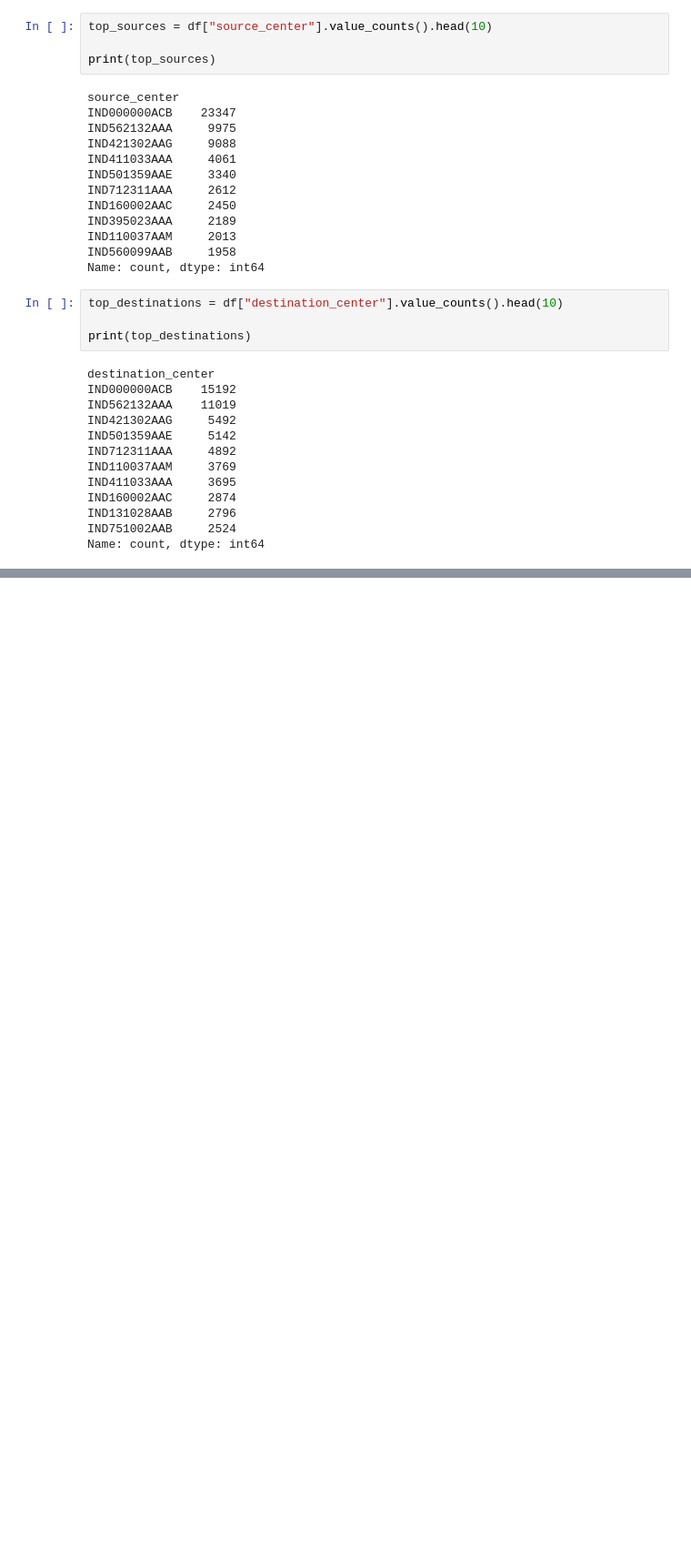
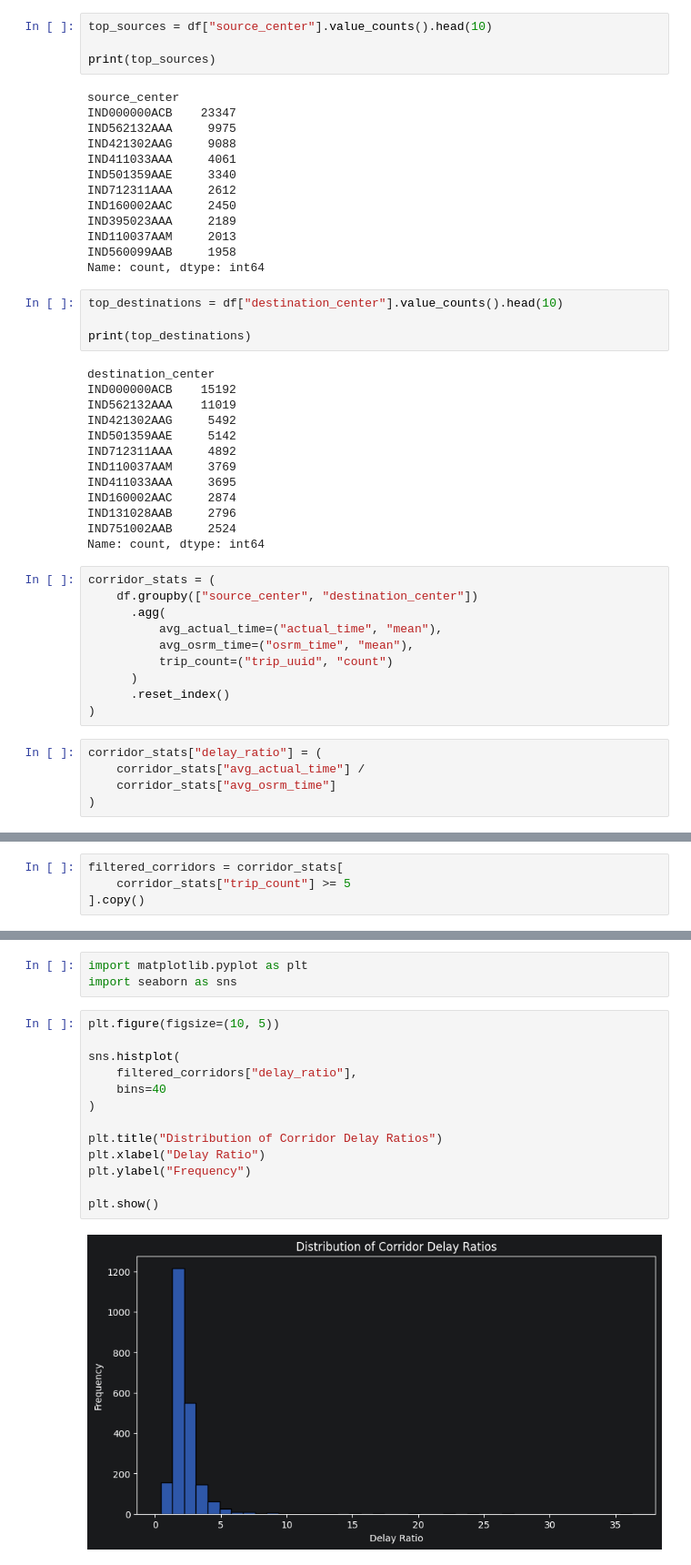
Before and after one commit to samarth-7-cpu/graph-eta, a Jupyter notebook: notebooks/01_data_exploration.ipynb, the cells around one changed output, grey strips where cells are left out. Shown at 91% size. Saved outputs shown, nothing was run; the diff lists cells and outputs as text; blank space fills up the shorter version.

Commit message:
feat: add corridor aggregation and delay analysis

```diff
--- a/notebooks/01_data_exploration.ipynb
+++ b/notebooks/01_data_exploration.ipynb
@@ -148,3 +148,18 @@ IND160002AAC     2874
 IND131028AAB     2796
 IND751002AAB     2524
 Name: count, dtype: int64
+# %%
+corridor_stats = (
+    df.groupby(["source_center", "destination_center"])
+      .agg(
+          avg_actual_time=("actual_time", "mean"),
+          avg_osrm_time=("osrm_time", "mean"),
+          trip_count=("trip_uuid", "count")
+      )
+      .reset_index()
+)
+# %%
+corridor_stats["delay_ratio"] = (
+    corridor_stats["avg_actual_time"] /
+    corridor_stats["avg_osrm_time"]
+)
@@ -150,0 +179,4 @@ Name: count, dtype: int64
+# %%
+filtered_corridors = corridor_stats[
+    corridor_stats["trip_count"] >= 5
+].copy()
@@ -150,0 +207,18 @@ Name: count, dtype: int64
+# %%
+import matplotlib.pyplot as plt
+import seaborn as sns
+# %%
+plt.figure(figsize=(10, 5))
+
+sns.histplot(
+    filtered_corridors["delay_ratio"],
+    bins=40
+)
+
+plt.title("Distribution of Corridor Delay Ratios")
+plt.xlabel("Delay Ratio")
+plt.ylabel("Frequency")
+
+plt.show()
+# %% [output]
+[figure, added]
```
Also changed, not shown: parts of 8 cells of this notebook, 1 other file.
